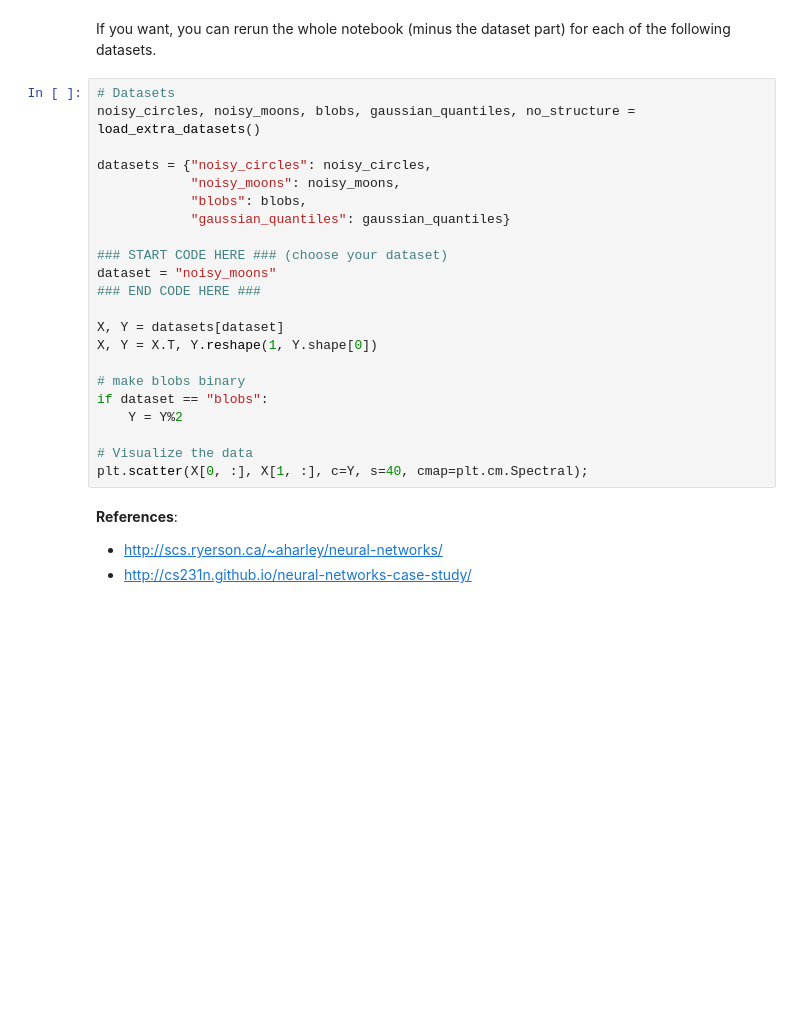
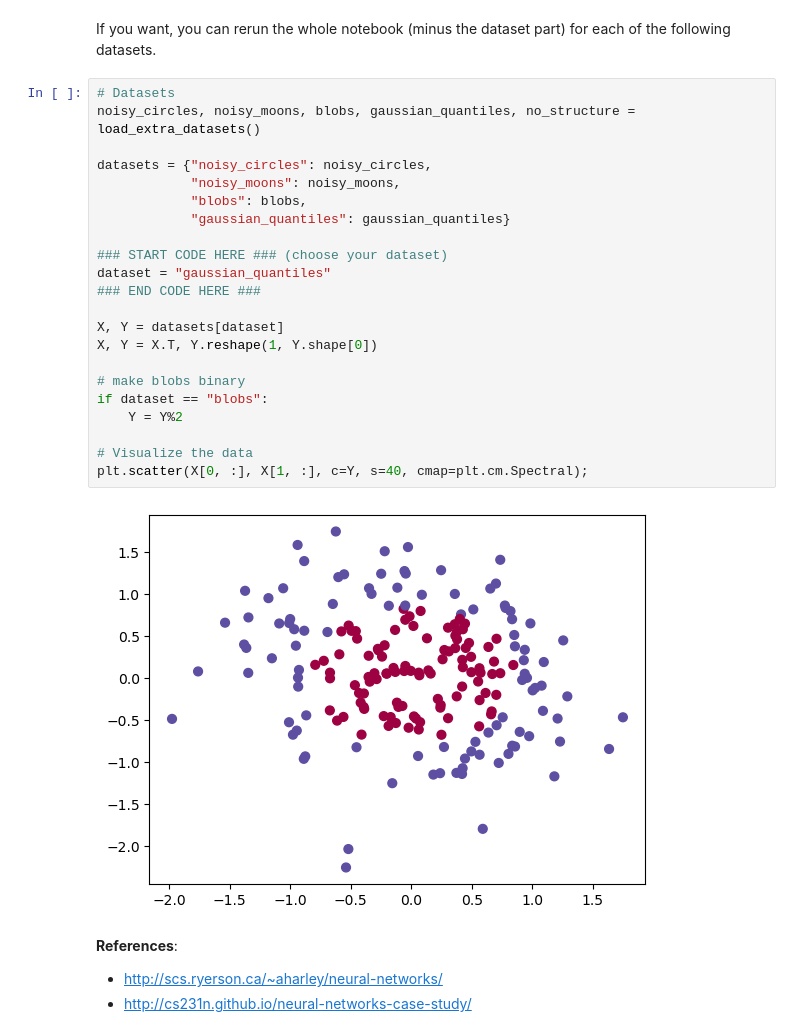
Before and after one commit to zs144/AndrewNg-coursera-DL-specialization, a Jupyter notebook: course1/proj2-planar-data-classification/Planar_data_classification_with_one_hidden_layer.ipynb, the cells around one changed output. Saved outputs shown, nothing was run; the diff lists cells and outputs as text; blank space fills up the shorter version.

```diff
--- a/course1/proj2-planar-data-classification/Planar_data_classification_with_one_hidden_layer.ipynb
+++ b/course1/proj2-planar-data-classification/Planar_data_classification_with_one_hidden_layer.ipynb
@@ -911,25 +1026,27 @@ If you want, you can rerun the whole notebook (minus the dataset part) for each
 # %%
 # Datasets
 noisy_circles, noisy_moons, blobs, gaussian_quantiles, no_structure = load_extra_datasets()
 
 datasets = {"noisy_circles": noisy_circles,
             "noisy_moons": noisy_moons,
             "blobs": blobs,
             "gaussian_quantiles": gaussian_quantiles}
 
 ### START CODE HERE ### (choose your dataset)
-dataset = "noisy_moons"
+dataset = "gaussian_quantiles"
 ### END CODE HERE ###
 
 X, Y = datasets[dataset]
 X, Y = X.T, Y.reshape(1, Y.shape[0])
 
 # make blobs binary
 if dataset == "blobs":
     Y = Y%2
 
 # Visualize the data
 plt.scatter(X[0, :], X[1, :], c=Y, s=40, cmap=plt.cm.Spectral);
+# %% [output]
+[figure, added]
 # %% [markdown]
 **References**:
 
```
Also changed, not shown: parts of 25 cells of this notebook.
